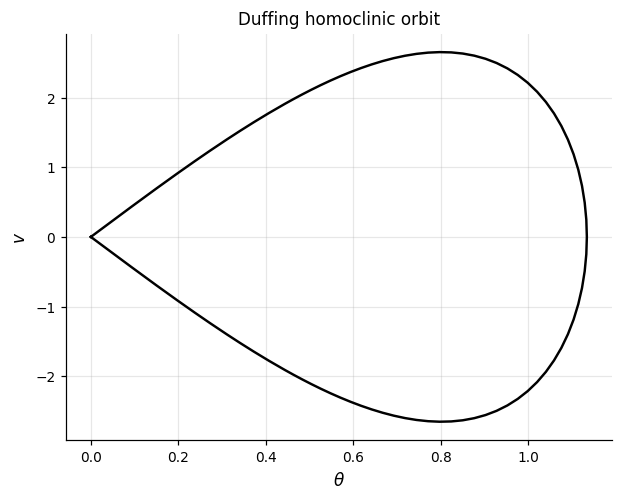
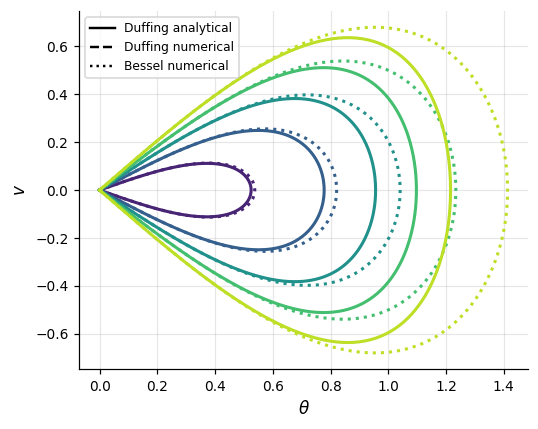
Unified diff of the notebook cell whose output changed from the first chart to the second:
--- before
+++ after
@@ -1 +1,28 @@
-plt.plot(th_d, v_d, 'k-'); plt.xlabel(r'$\theta$'); plt.ylabel(r'$v$'); plt.title('Duffing homoclinic orbit'); plt.show()
+deltas = np.linspace(1.49, 1.52, 5)
+colors = plt.cm.viridis(np.linspace(0.1, 0.9, len(deltas)))
+
+fig, ax = plt.subplots(figsize=(5, 4))
+p = ModelParams(kappa_h=1.0, kappa_g=1.0, delta=1.49)
+for d, color in zip(deltas, colors):
+    pp = p.replace(delta=float(d))
+    c1d, c3d = bessel.taylor_coefficients(pp)
+    if not (c1d > 0 and c3d < 0):
+        continue
+
+    duff = DuffingModel(c1=c1d, c3=c3d)
+
+    t_n, th_n, v_n = numerical_homoclinic(bessel, pp, t_max=100)
+    t_n_duff, th_n_duff, v_n_duff = numerical_homoclinic(duff, pp, t_max=100)
+    th_a, v_a = duff.homoclinic_orbit(t_n_duff)
+    ax.plot(th_a, v_a, '-', color=color, lw=2)
+    ax.plot(th_n_duff, v_n_duff, '-', color=color, lw=1)
+    ax.plot(th_n, v_n, ':', color=color, lw=2)
+ax.plot([], [], 'k-', label='Duffing analytical')
+ax.plot([], [], 'k--', label='Duffing numerical')
+ax.plot([], [], 'k:', label='Bessel numerical')
+ax.set_xlabel(r'$\theta$')
+ax.set_ylabel(r'$v$')
+# ax.set_title('Homoclinic orbits: Duffing theory vs Bessel numerics')
+ax.legend(fontsize=8)
+plt.tight_layout()
+plt.show()

Commit: final uploads